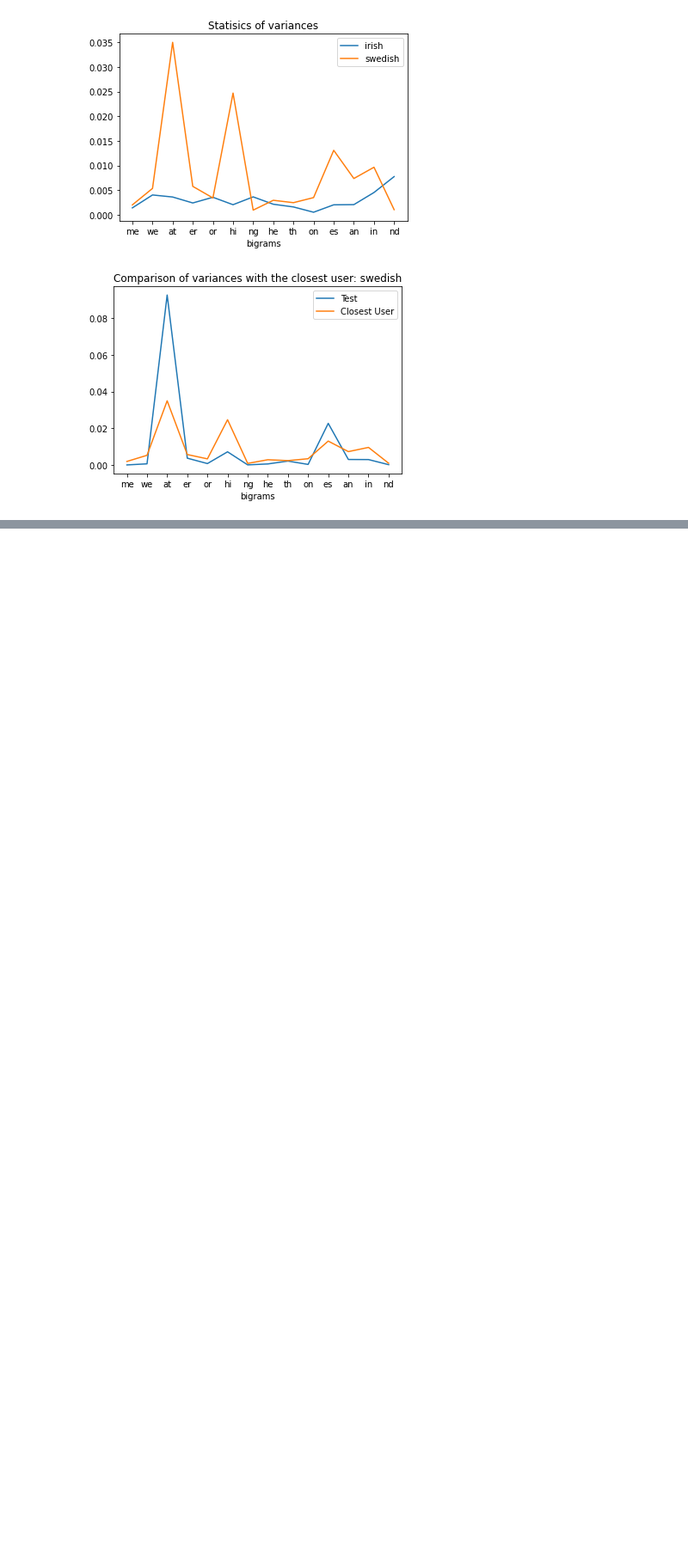
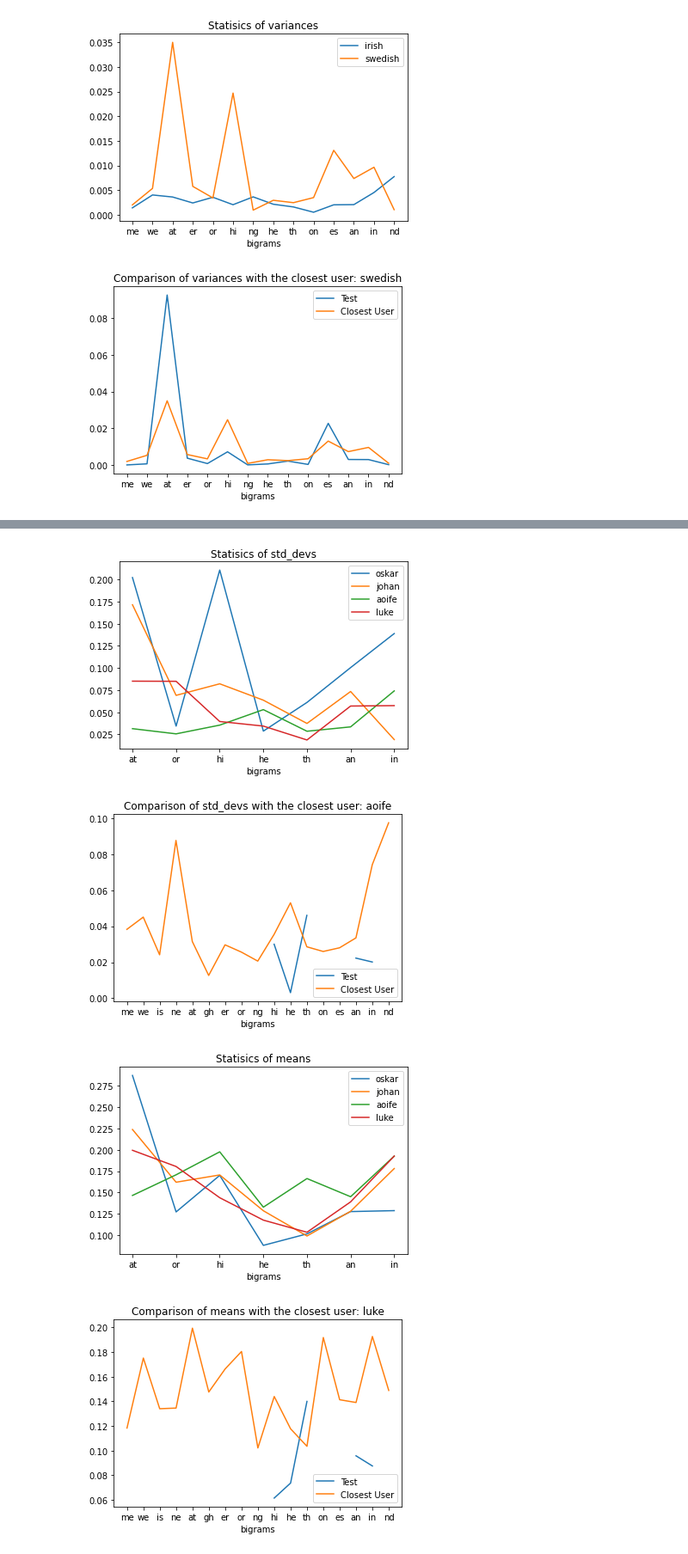
Before and after one commit to igoea20/keystrokeLogger, a Jupyter notebook: runner.ipynb, the cells around one changed output, grey strips where cells are left out. Shown at 86% size. Cells and saved outputs as stored; diff of their text form; code cells hidden in the pictures; blank space fills up the shorter version.

Commit message:
added live demo section

```diff
--- a/runner.ipynb
+++ b/runner.ipynb
@@ -161,0 +163,34 @@ for stat_key in stat_keys:
+# %%
+demo_results = get_pressed_data_diffs(bigrams, read_file('demo'))
+demo_stats = get_stats(bigrams, demo_results)
+demo_bigrams = demo_stats['present_bigrams']
+
+demo_MSE = {}
+closest_match = {'std_devs': '', 'means': '', 'variances': ''}
+
+# get common bigrams for all users and test data
+demo_bigrams = list(set(bigrams) & set(demo_bigrams))
+for user in users:
+	user_bigrams = results[user]['present_bigrams']
+	demo_bigrams = list(set(demo_bigrams) & set(user_bigrams))
+
+for user in users:
+	demo_MSE[user] = {}
+	for stat_key in stat_keys:
+		user_stat_array = []
+		demo_stat_array = []
+		for bigram in demo_bigrams:
+			user_stat_array.append(results[user][stat_key][bigram])
+			demo_stat_array.append(demo_stats[stat_key][bigram])
+		demo_MSE[user][stat_key] = mse(user_stat_array, demo_stat_array)
+
+
+for stat_key in stat_keys:
+	closest_match[stat_key] = find_closest_user(demo_MSE, stat_key)
+	print_graph(results, stat_key, demo_bigrams, users)
+	print_closest_user_graph(results, demo_stats, closest_match[stat_key], stat_key, common_bigrams)
+# %% [output]
+[figure, added]
+[figure, added]
+[figure, added]
+[figure, added]
```
Also changed, not shown: parts of 3 cells of this notebook.
